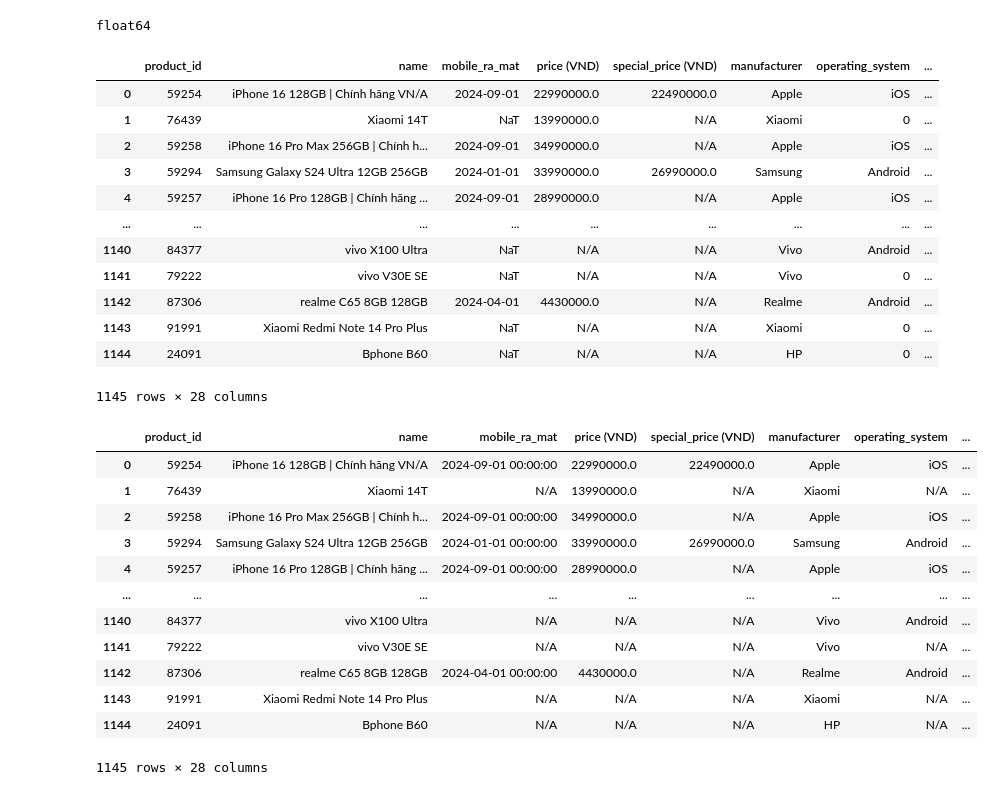
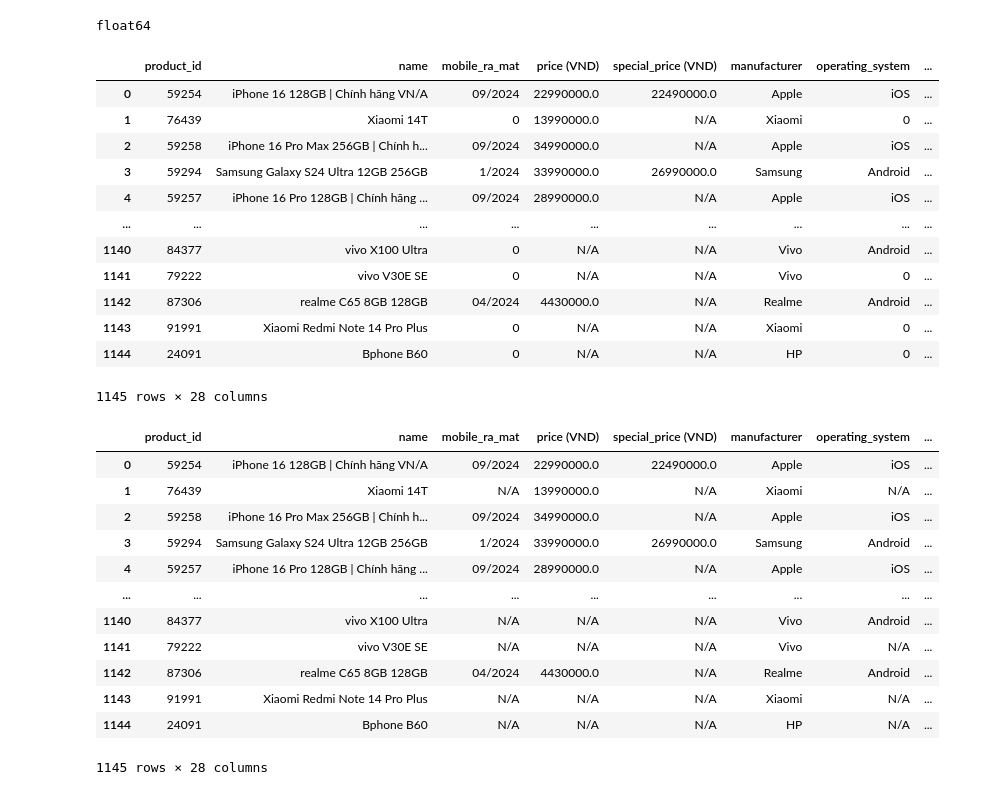
Before and after one commit to quocsanggl2004/PhanTichDinhLuong, a Jupyter notebook: CrawlData_TLP/spiders/processing_data.ipynb, the cells around one changed output. Saved outputs shown, nothing was run; the diff lists cells and outputs as text; code cells hidden in the pictures.

```diff
--- a/CrawlData_TLP/spiders/processing_data.ipynb
+++ b/CrawlData_TLP/spiders/processing_data.ipynb
@@ -42,9 +42,3 @@ df
 | 1143 | 91991 | Xiaomi Redmi Note 14 Pro Plus | 0 | 0.0 | 0.0 | Xiaomi | 0 | ... |
 | 1144 | 24091 | Bphone B60 | 0 | 0.0 | 0.0 | HP | 0 | ... |
 1145 rows × 28 columns
-# %%
-if 'mobile_ra_mat' in df.columns:
-    df['mobile_ra_mat'] = pd.to_datetime(df['mobile_ra_mat'], errors='coerce', format='%m/%Y')
-    print(df['mobile_ra_mat'].dtype)
-else:
-    print("Column 'mobile_ra_mat' does not exist in the dataframe.")
@@ -238,36 +233,35 @@ df.rename(columns={
 df
 # %% [output]
 |  | product_id | name | mobile_ra_mat | price (VND) | special_price (VND) | manufacturer | operating_system | ... |
-| 0 | 59254 | iPhone 16 128GB | Chính hãng VN/A | 2024-09-01 | 22990000.0 | 22490000.0 | Apple | iOS | ... |
-| 1 | 76439 | Xiaomi 14T | NaT | 13990000.0 | N/A | Xiaomi | 0 | ... |
-| 2 | 59258 | iPhone 16 Pro Max 256GB | Chính h... | 2024-09-01 | 34990000.0 | N/A | Apple | iOS | ... |
-| 3 | 59294 | Samsung Galaxy S24 Ultra 12GB 256GB | 2024-01-01 | 33990000.0 | 26990000.0 | Samsung | Android | ... |
-| 4 | 59257 | iPhone 16 Pro 128GB | Chính hãng ... | 2024-09-01 | 28990000.0 | N/A | Apple | iOS | ... |
+| 0 | 59254 | iPhone 16 128GB | Chính hãng VN/A | 09/2024 | 22990000.0 | 22490000.0 | Apple | iOS | ... |
+| 1 | 76439 | Xiaomi 14T | 0 | 13990000.0 | N/A | Xiaomi | 0 | ... |
+| 2 | 59258 | iPhone 16 Pro Max 256GB | Chính h... | 09/2024 | 34990000.0 | N/A | Apple | iOS | ... |
+| 3 | 59294 | Samsung Galaxy S24 Ultra 12GB 256GB | 1/2024 | 33990000.0 | 26990000.0 | Samsung | Android | ... |
+| 4 | 59257 | iPhone 16 Pro 128GB | Chính hãng ... | 09/2024 | 28990000.0 | N/A | Apple | iOS | ... |
 | ... | ... | ... | ... | ... | ... | ... | ... | ... |
-| 1140 | 84377 | vivo X100 Ultra | NaT | N/A | N/A | Vivo | Android | ... |
-| 1141 | 79222 | vivo V30E SE | NaT | N/A | N/A | Vivo | 0 | ... |
-| 1142 | 87306 | realme C65 8GB 128GB | 2024-04-01 | 4430000.0 | N/A | Realme | Android | ... |
-| 1143 | 91991 | Xiaomi Redmi Note 14 Pro Plus | NaT | N/A | N/A | Xiaomi | 0 | ... |
-| 1144 | 24091 | Bphone B60 | NaT | N/A | N/A | HP | 0 | ... |
+| 1140 | 84377 | vivo X100 Ultra | 0 | N/A | N/A | Vivo | Android | ... |
+| 1141 | 79222 | vivo V30E SE | 0 | N/A | N/A | Vivo | 0 | ... |
+| 1142 | 87306 | realme C65 8GB 128GB | 04/2024 | 4430000.0 | N/A | Realme | Android | ... |
+| 1143 | 91991 | Xiaomi Redmi Note 14 Pro Plus | 0 | N/A | N/A | Xiaomi | 0 | ... |
+| 1144 | 24091 | Bphone B60 | 0 | N/A | N/A | HP | 0 | ... |
 1145 rows × 28 columns
 # %%
 # Chuyển toàn bộ dữ liệu 0 thành N/A
 df['chipset'] = df['chipset'].replace([0, '0'], 'N/A')
 df = df.replace(0, 'N/A')
 df = df.replace('Đang cập nhật', 'N/A')
-df['mobile_ra_mat'] = df['mobile_ra_mat'].apply(lambda x: 'N/A' if pd.isna(x) else x)
 df
 # %% [output]
 |  | product_id | name | mobile_ra_mat | price (VND) | special_price (VND) | manufacturer | operating_system | ... |
-| 0 | 59254 | iPhone 16 128GB | Chính hãng VN/A | 2024-09-01 00:00:00 | 22990000.0 | 22490000.0 | Apple | iOS | ... |
+| 0 | 59254 | iPhone 16 128GB | Chính hãng VN/A | 09/2024 | 22990000.0 | 22490000.0 | Apple | iOS | ... |
 | 1 | 76439 | Xiaomi 14T | N/A | 13990000.0 | N/A | Xiaomi | N/A | ... |
-| 2 | 59258 | iPhone 16 Pro Max 256GB | Chính h... | 2024-09-01 00:00:00 | 34990000.0 | N/A | Apple | iOS | ... |
-| 3 | 59294 | Samsung Galaxy S24 Ultra 12GB 256GB | 2024-01-01 00:00:00 | 33990000.0 | 26990000.0 | Samsung | Android | ... |
-| 4 | 59257 | iPhone 16 Pro 128GB | Chính hãng ... | 2024-09-01 00:00:00 | 28990000.0 | N/A | Apple | iOS | ... |
+| 2 | 59258 | iPhone 16 Pro Max 256GB | Chính h... | 09/2024 | 34990000.0 | N/A | Apple | iOS | ... |
+| 3 | 59294 | Samsung Galaxy S24 Ultra 12GB 256GB | 1/2024 | 33990000.0 | 26990000.0 | Samsung | Android | ... |
+| 4 | 59257 | iPhone 16 Pro 128GB | Chính hãng ... | 09/2024 | 28990000.0 | N/A | Apple | iOS | ... |
 | ... | ... | ... | ... | ... | ... | ... | ... | ... |
 | 1140 | 84377 | vivo X100 Ultra | N/A | N/A | N/A | Vivo | Android | ... |
 | 1141 | 79222 | vivo V30E SE | N/A | N/A | N/A | Vivo | N/A | ... |
-| 1142 | 87306 | realme C65 8GB 128GB | 2024-04-01 00:00:00 | 4430000.0 | N/A | Realme | Android | ... |
+| 1142 | 87306 | realme C65 8GB 128GB | 04/2024 | 4430000.0 | N/A | Realme | Android | ... |
 | 1143 | 91991 | Xiaomi Redmi Note 14 Pro Plus | N/A | N/A | N/A | Xiaomi | N/A | ... |
 | 1144 | 24091 | Bphone B60 | N/A | N/A | N/A | HP | N/A | ... |
 1145 rows × 28 columns
```
Also changed, not shown: parts of 7 cells of this notebook, 1 other file.
